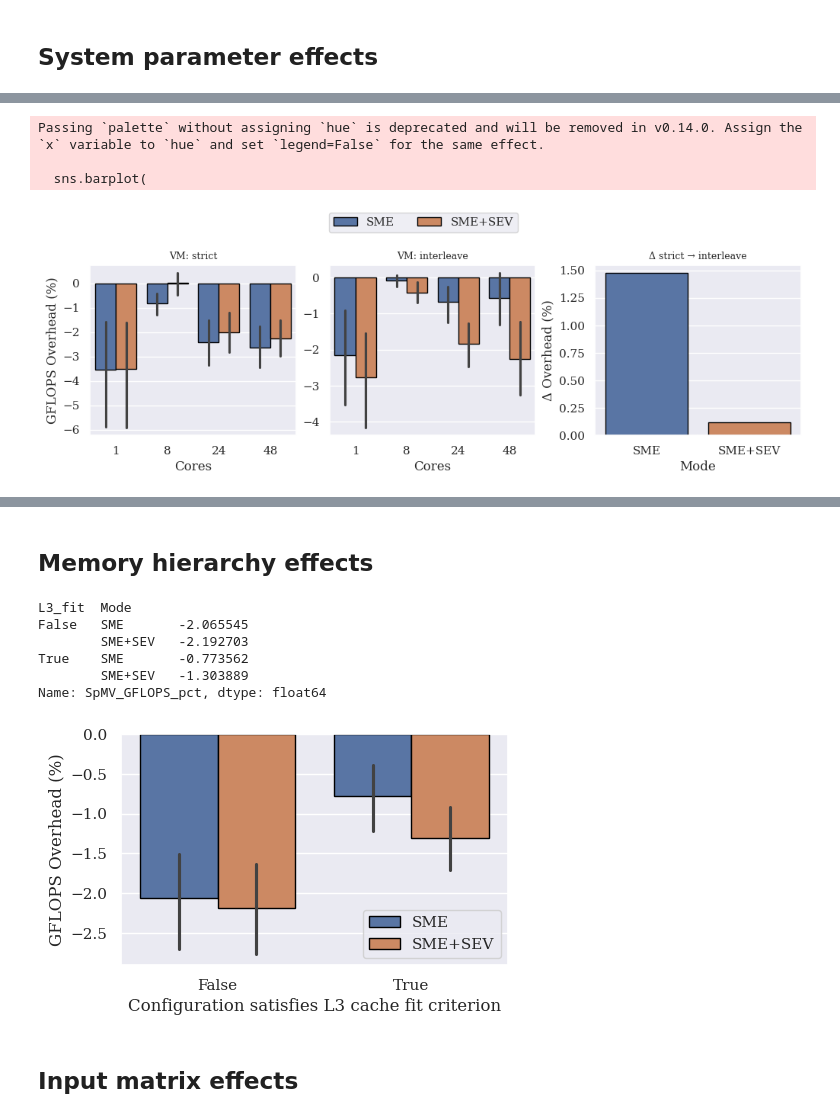
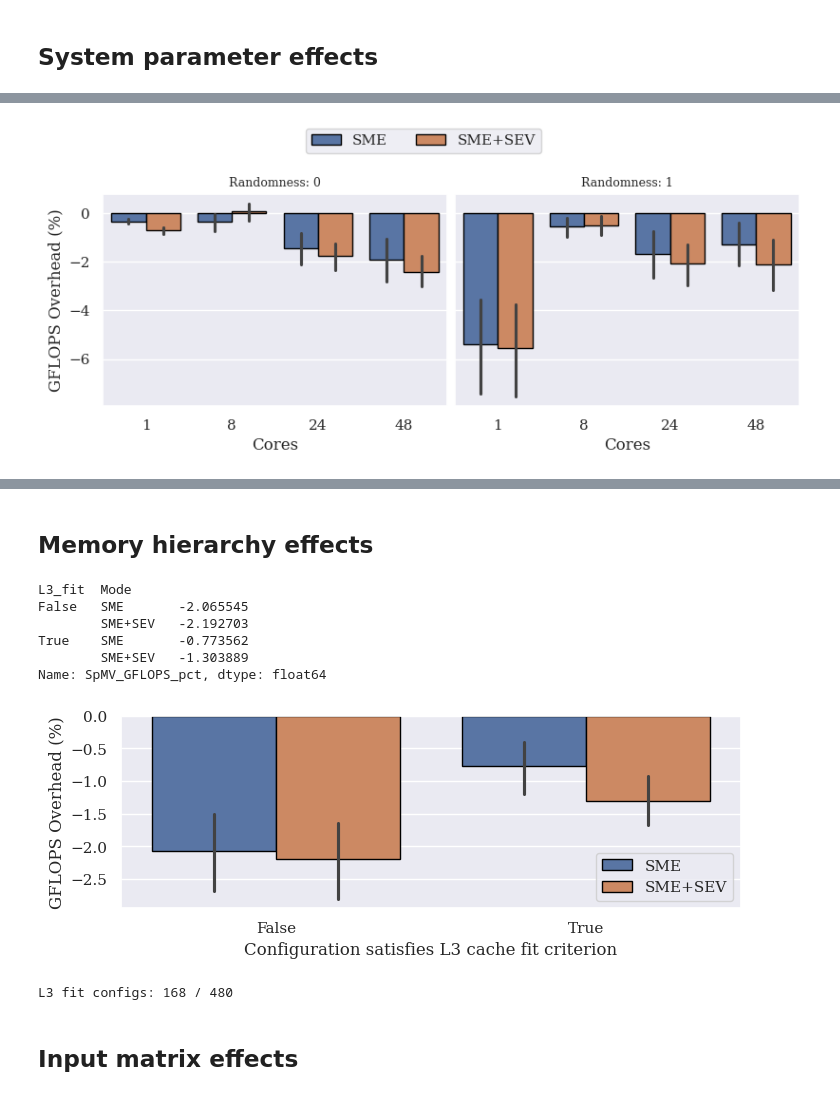
Before and after one commit to engelsm/MA-bench-framework, a Jupyter notebook: benchmark/spmv/analysis.ipynb, the cells around one changed output, grey strips where cells are left out. Cells and saved outputs as stored; diff of their text form; code cells hidden in the pictures.

```diff
--- a/benchmark/spmv/analysis.ipynb
+++ b/benchmark/spmv/analysis.ipynb
@@ -828,13 +939,13 @@ SME+SEV             -0.0164             0.1130
 # %%
 plot_df = overhead_df.copy()
 plot_df["Cores"] = pd.to_numeric(plot_df["Cores"], errors="coerce").astype("Int64")
-plot_df = plot_df.dropna(subset=["Cores", "VM_NUMA", "Mode", "SpMV_GFLOPS_pct"]).copy()
+plot_df["Randomness"] = pd.to_numeric(plot_df["Randomness"], errors="coerce")
+plot_df = plot_df.dropna(subset=["Cores", "Randomness", "Mode", "SpMV_GFLOPS_pct"]).copy()
 plot_df["Cores"] = plot_df["Cores"].astype(int)
 
 mode_order = ["SME", "SME+SEV"]
 core_order = sorted(plot_df["Cores"].unique())
-vm_order = [v for v in ["strict", "interleave"] if v in plot_df["VM_NUMA"].unique()]
-facet_order = vm_order
+rnd_order = sorted(plot_df["Randomness"].unique())
 
 palette = {
     "SME": "#4c72b0",
@@ -842,44 +953,24 @@ palette = {
 }
 
 display_values = (
-    plot_df.groupby(["VM_NUMA", "Cores", "Mode"], as_index=False)["SpMV_GFLOPS_pct"]
+    plot_df.groupby(["Randomness", "Cores", "Mode"], as_index=False)["SpMV_GFLOPS_pct"]
     .mean()
-    .round(2)
-    .sort_values(["VM_NUMA", "Cores", "Mode"])
+    .round(1)
+    .sort_values(["Randomness", "Cores", "Mode"])
 )
-print("Plotted mean GFLOPS overhead (%) per VM/Cores/Mode:")
+print("Plotted mean GFLOPS overhead (%) per Randomness/Cores/Mode:")
 print(display_values.to_string(index=False))
 
-# strict -> interleave delta aggregated by mode (if both exist)
-has_both_vm = set(["strict", "interleave"]).issubset(set(vm_order))
-if has_both_vm:
-    delta_df = (
-        plot_df.groupby(["Mode", "VM_NUMA"], as_index=False)["SpMV_GFLOPS_pct"]
-        .mean()
-        .pivot(index="Mode", columns="VM_NUMA", values="SpMV_GFLOPS_pct")
-        .dropna(subset=["strict", "interleave"])
-)
-    delta_df["Delta_strict_to_interleave"] = delta_df["interleave"] - delta_df["strict"]
-    delta_df = delta_df.reset_index()
-
-    print("\nSwitch effect: strict -> interleave:")
-    print(
-        delta_df[["Mode", "Delta_strict_to_interleave"]]
-        .sort_values(["Mode"])
-.to_string(index=False)
-    )
-
-n_panels = len(facet_order) + (1 if has_both_vm else 0)
+n_panels = len(rnd_order)
 fig, axes = plt.subplots(
-    1, n_panels, figsize=(10 if has_both_vm else 8, 3), constrained_layout=True
+    1, n_panels, figsize=(4 * n_panels, 3), constrained_layout=True, sharey=True
 )
 if n_panels == 1:
     axes = [axes]
 
-# VM-specific overhead panels
-for i, vm in enumerate(facet_order):
+for i, rnd in enumerate(rnd_order):
     ax = axes[i]
-    sub = plot_df[plot_df["VM_NUMA"] == vm]
+    sub = plot_df[plot_df["Randomness"] == rnd]
     sns.barplot(
         data=sub,
         x="Cores",
@@ -892,32 +983,17 @@ for i, vm in enumerate(facet_order):
         edgecolor="black",
         ax=ax,
     )
-    ax.set_title(f"VM: {vm}", fontsize=9)
+    ax.set_title(f"Randomness: {int(rnd)}", fontsize=9)
     ax.set_xlabel("Cores")
     ax.set_ylabel("GFLOPS Overhead (%)" if i == 0 else "")
     if ax.get_legend() is not None:
         ax.get_legend().remove()
-
-# Delta panel
-if has_both_vm:
-    ax_delta = axes[-1]
-    sns.barplot(
-        data=delta_df,
-        x="Mode",
-        y="Delta_strict_to_interleave",
-        order=mode_order,
-        palette=palette,
-        edgecolor="black",
-        ax=ax_delta,
-    )
-    ax_delta.axhline(0, color="black", linestyle="--", linewidth=0.8)
-    ax_delta.set_title("Δ strict → interleave", fontsize=9)
-    ax_delta.set_xlabel("Mode")
-    ax_delta.set_ylabel("Δ Overhead (%)")
+    if i > 0:
+        ax.tick_params(labelleft=False)
 
 handles, labels = axes[0].get_legend_handles_labels()
 fig.legend(handles, labels, title=None, loc="upper center", ncol=2, bbox_to_anchor=(0.5, 1.18))
 
-fig.savefig("images/gflops_cores_numa.pdf", bbox_inches="tight")
+fig.savefig("images/gflops_cores_randomness.pdf", bbox_inches="tight")
 plt.show()
 # %% [output]
@@ -941,13 +1018,10 @@ SME+SEV                    0.116652
-Passing `palette` without assigning `hue` is deprecated and will be removed in v0.14.0. Assign the `x` variable to `hue` and set `legend=False` for the same effect.
-
-  sns.barplot(
-[figure, old version]
+[figure, new version]
 # %% [markdown]
 <!-- ## Memory hierarchy effects -->
 # %% [markdown]
 ## Memory hierarchy effects
 # %%
-plt.figure(figsize=(5, 3))
+plt.figure(figsize=(8, 2.5))
 sns.barplot(overhead_df, x="L3_fit", y="SpMV_GFLOPS_pct", hue="Mode", edgecolor="black")
 plt.legend(title=None)
 plt.xlabel("Configuration satisfies L3 cache fit criterion")
@@ -961,7 +1035,12 @@ False   SME       -2.065545
 True    SME       -0.773562
         SME+SEV   -1.303889
 Name: SpMV_GFLOPS_pct, dtype: float64
-[figure, old version]
+[figure, new version]
+# %%
+#How many configs are L3 fit?
+print("L3 fit configs:", df["L3_fit"].sum(), "/", len(df))
+# %% [output]
+L3 fit configs: 168 / 480
 # %% [markdown]
 ## Input matrix effects
 # %%
```
Also changed, not shown: parts of 15 cells of this notebook, 1 other file.
